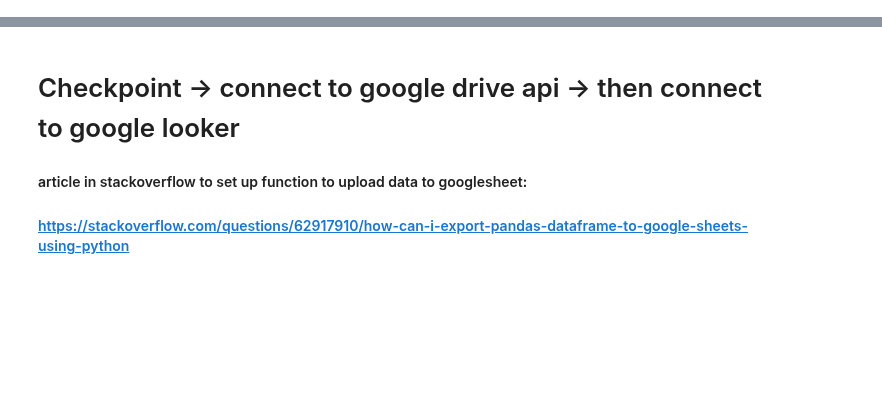
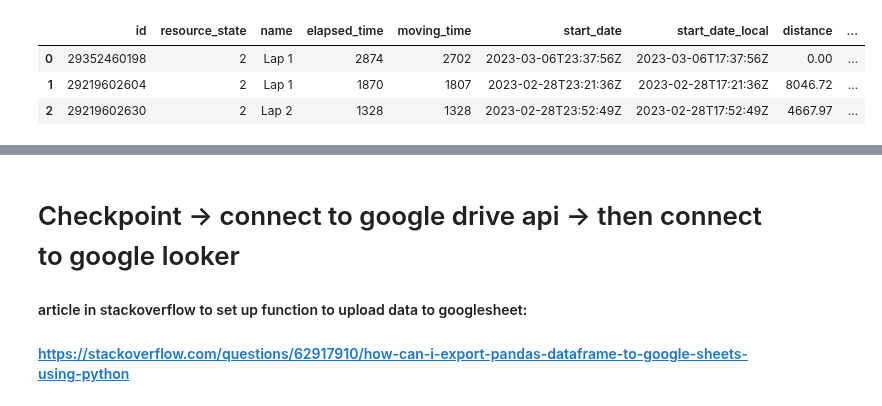
Before and after one commit to ManuelElizaldi/PyStrava, a Jupyter notebook: StravaConnect.ipynb, the cells around one changed output, grey strips where cells are left out. Cells and saved outputs as stored; diff of their text form; code cells hidden in the pictures; blank space fills up the shorter version.

```diff
--- a/StravaConnect.ipynb
+++ b/StravaConnect.ipynb
@@ -230,0 +294,8 @@ biking_workouts = GetWorkoutData(biking_id_list)
+# %%
+test = pd.json_normalize(biking_workouts, 'laps')
+test
+# %% [output]
+|  | id | resource_state | name | elapsed_time | moving_time | start_date | start_date_local | distance | ... |
+| 0 | 29352460198 | 2 | Lap 1 | 2874 | 2702 | 2023-03-06T23:37:56Z | 2023-03-06T17:37:56Z | 0.00 | ... |
+| 1 | 29219602604 | 2 | Lap 1 | 1870 | 1807 | 2023-02-28T23:21:36Z | 2023-02-28T17:21:36Z | 8046.72 | ... |
+| 2 | 29219602630 | 2 | Lap 2 | 1328 | 1328 | 2023-02-28T23:52:49Z | 2023-02-28T17:52:49Z | 4667.97 | ... |
```
Also changed, not shown: parts of 20 cells of this notebook.
